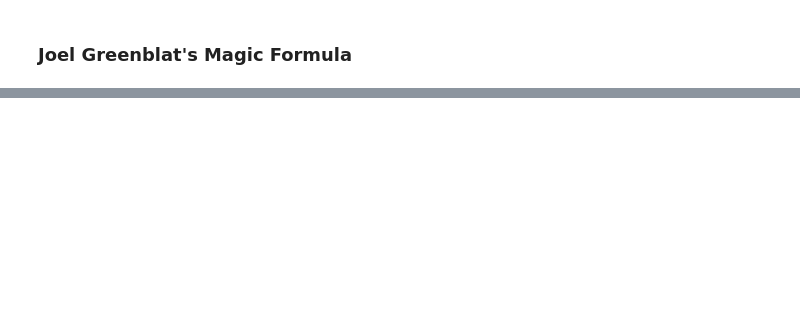
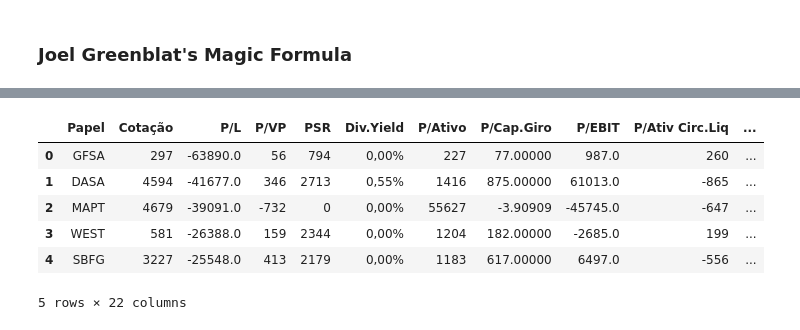
Before and after one commit to alemlucena/Magic_Formula_JoelGreenblatt, a Jupyter notebook: MagicFormula_Notebook.ipynb, the cells around one changed output, grey strips where cells are left out. Saved outputs shown, nothing was run; the diff lists cells and outputs as text; code cells hidden in the pictures; blank space fills up the shorter version.

```diff
--- a/MagicFormula_Notebook.ipynb
+++ b/MagicFormula_Notebook.ipynb
@@ -69,3 +69,15 @@ df.head(5)
 # %%
 # Converte coluna ROIC de valores string para float
 df['ROIC'] = df['ROIC'].str.replace(',','.').str.rstrip('%').astype('float');
+
+df['Codigo'] = df['Papel'].str.extract('(\d)', expand=True).astype('int') # Separa o Tipo/Código em outra coluna (ordinária, preferencial, etc..)
+df['Papel'] = df['Papel'].str.rstrip('1234567890') # Pega somente Letras do papel
+df.head(5)
+# %% [output]
+|  | Papel | Cotação | P/L | P/VP | PSR | Div.Yield | P/Ativo | P/Cap.Giro | P/EBIT | P/Ativ Circ.Liq | ... |
+| 0 | GFSA | 297 | -63890.0 | 56 | 794 | 0,00% | 227 | 77.00000 | 987.0 | 260 | ... |
+| 1 | DASA | 4594 | -41677.0 | 346 | 2713 | 0,55% | 1416 | 875.00000 | 61013.0 | -865 | ... |
+| 2 | MAPT | 4679 | -39091.0 | -732 | 0 | 0,00% | 55627 | -3.90909 | -45745.0 | -647 | ... |
+| 3 | WEST | 581 | -26388.0 | 159 | 2344 | 0,00% | 1204 | 182.00000 | -2685.0 | 199 | ... |
+| 4 | SBFG | 3227 | -25548.0 | 413 | 2179 | 0,00% | 1183 | 617.00000 | 6497.0 | -556 | ... |
+5 rows × 22 columns
```
Also changed, not shown: parts of 9 cells of this notebook.
